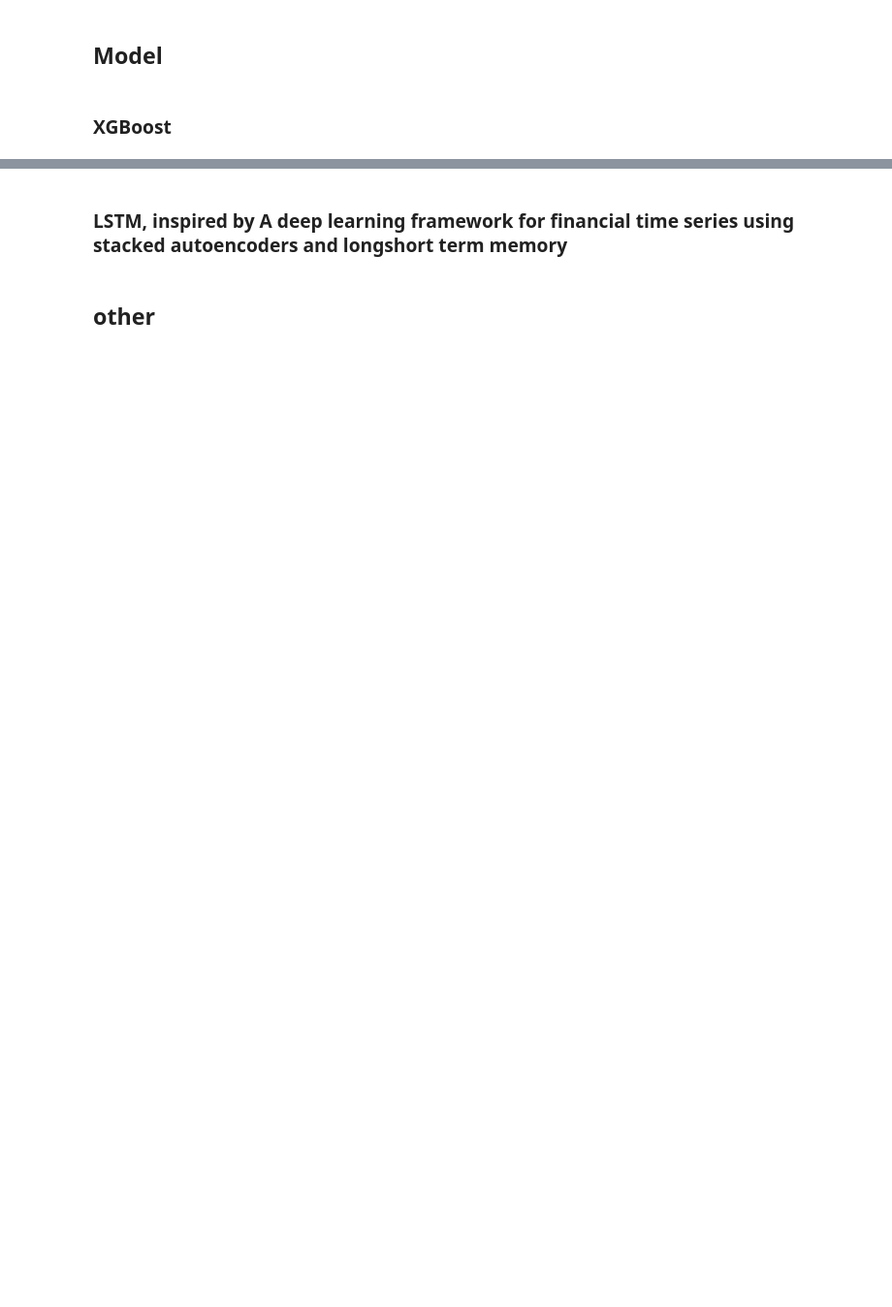
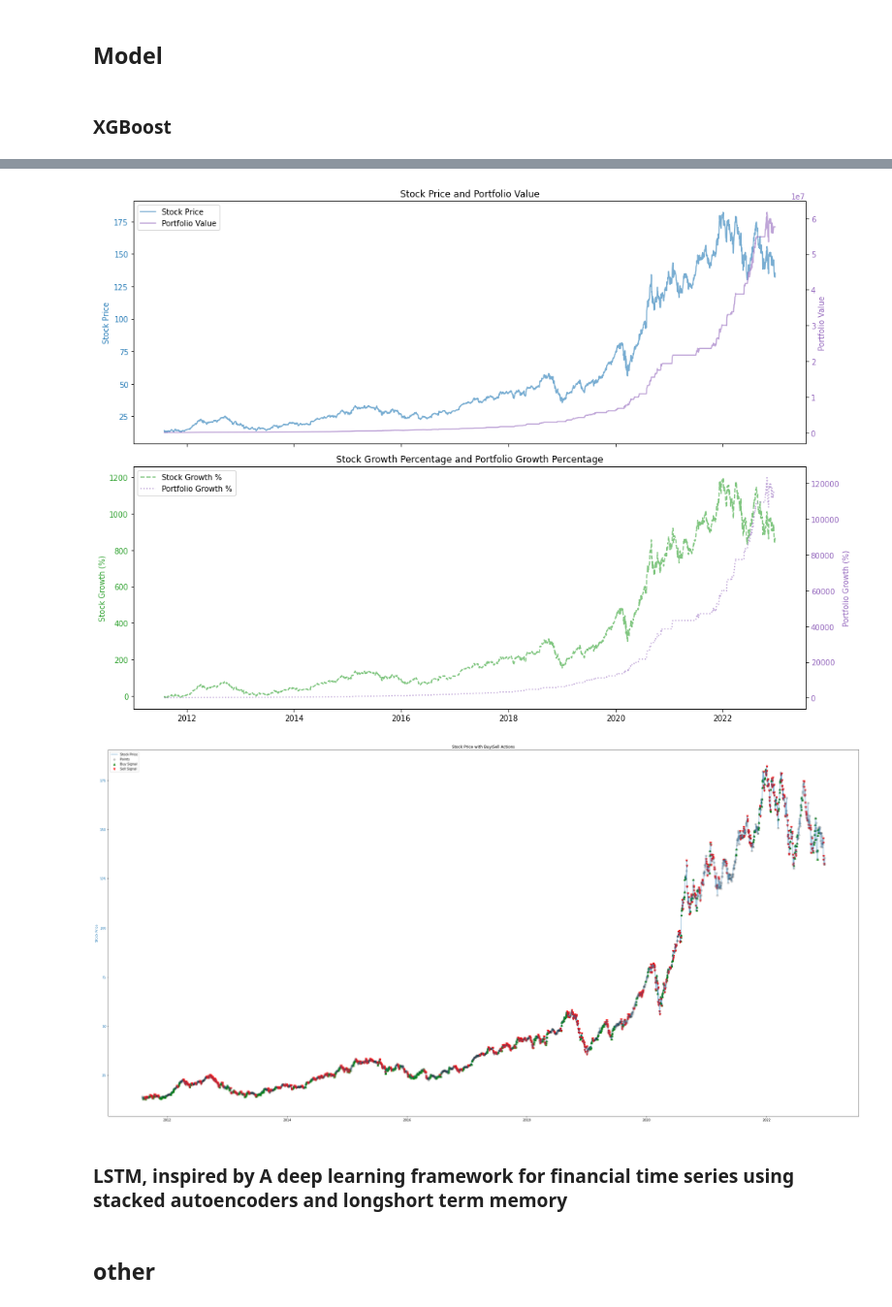
Before and after one commit to howie-zeng/Analyzing-Retail-Sentiment-and-Detecting-Trading-Signals, a Jupyter notebook: Stock_Analysis_Prediction/Stock/model_signal.ipynb, the cells around one changed output, grey strips where cells are left out. Shown: that part at 97% size. Saved outputs shown, nothing was run; the diff lists cells and outputs as text; code cells hidden in the pictures; blank space fills up the shorter version.

```diff
--- a/Stock_Analysis_Prediction/Stock/model_signal.ipynb
+++ b/Stock_Analysis_Prediction/Stock/model_signal.ipynb
@@ -385,3 +115,8 @@ plt.show()
+# %%
+xgboost_stock_predictor.trading_strategy(window_size=window_size, starting_funds=starting_funds)
+# %% [output]
+[figure, added]
+[figure, added]
 # %% [markdown]
 ### LSTM, inspired by A deep learning framework for financial time series using stacked autoencoders and longshort term memory
 # %% [markdown]
```
Also changed, not shown: parts of 18 cells of this notebook.
